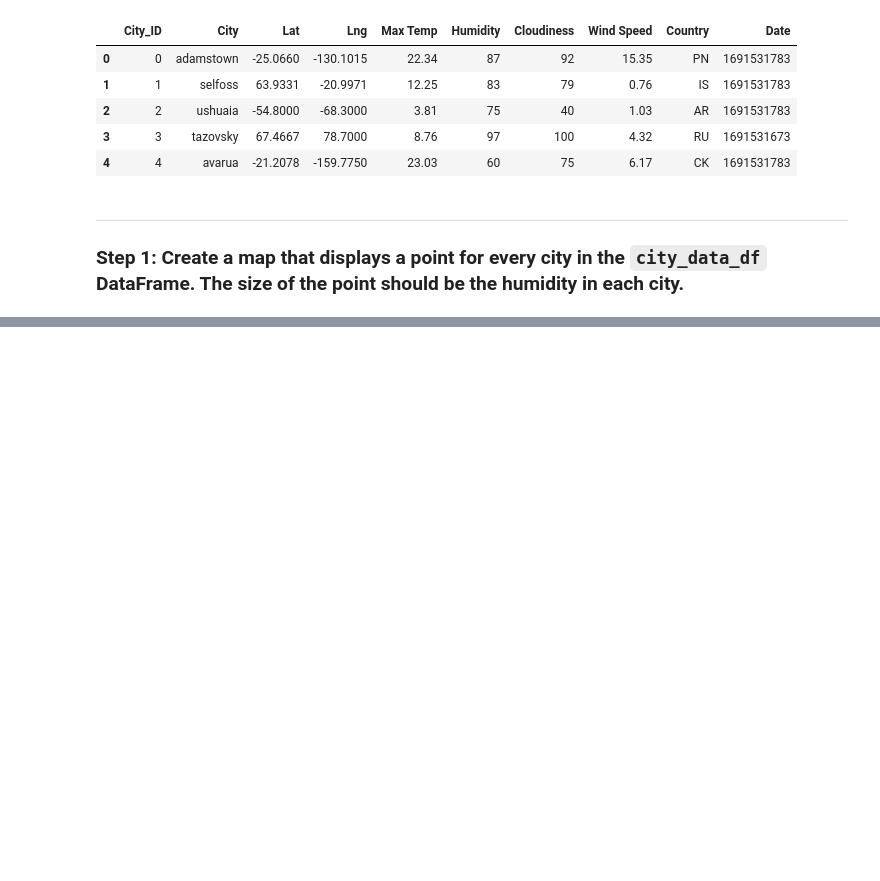
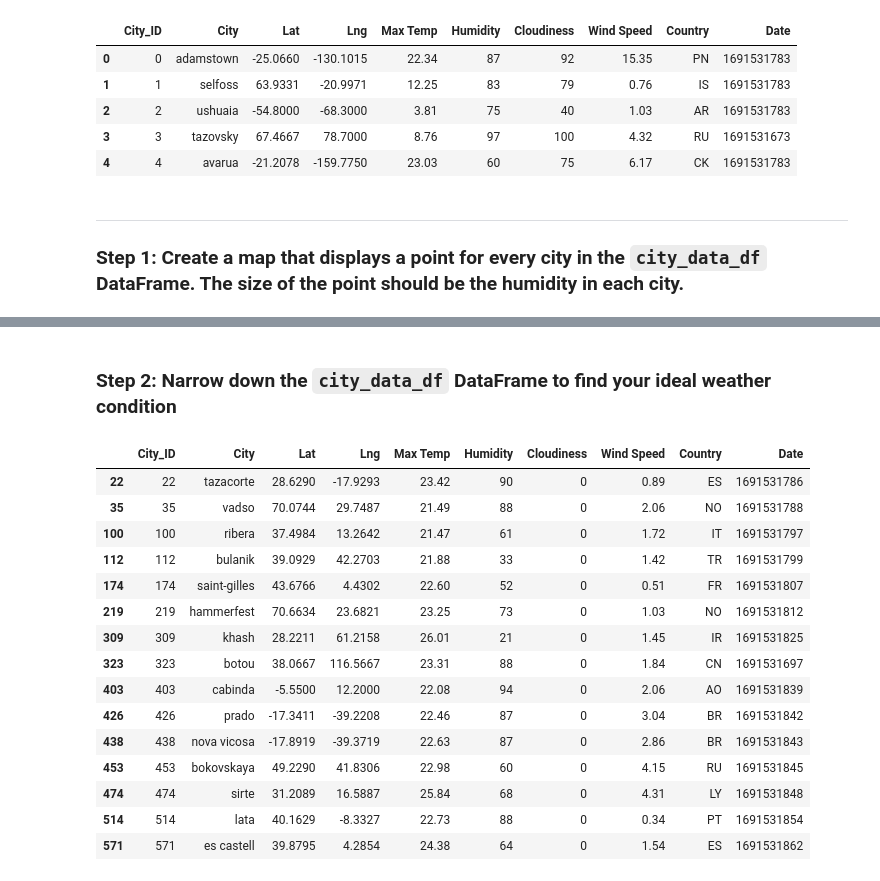
Before and after one commit to keenet1/python-api-challenge, a Jupyter notebook: WeatherPy/VacationPy.ipynb, the cells around one changed output, grey strips where cells are left out. Saved outputs shown, nothing was run; the diff lists cells and outputs as text; code cells hidden in the pictures; blank space fills up the shorter version.

```diff
--- a/WeatherPy/VacationPy.ipynb
+++ b/WeatherPy/VacationPy.ipynb
@@ -41,0 +50,36 @@ city_data_df.head()
+# %% [markdown]
+### Step 2: Narrow down the `city_data_df` DataFrame to find your ideal weather condition
+# %%
+# Narrow down cities that fit criteria and drop any results with null values
+
+# Narrow Down To Favorable Temperature Range
+city_data_df = city_data_df.loc[(city_data_df["Max Temp"] <27) & (city_data_df["Max Temp"] >21)]
+
+# Narrow Daown To Favorable Wind Speed
+city_data_df = city_data_df.loc[(city_data_df["Wind Speed"] <4.5)]
+
+# Narrow Down Based On Cloudy Conditions (Cloudiness)
+city_data_df = city_data_df.loc[(city_data_df["Cloudiness"] ==0)]
+
+# Drop any rows with null values
+city_data_df = city_data_df.dropna()
+
+# Display sample data
+city_data_df
+# %% [output]
+|  | City_ID | City | Lat | Lng | Max Temp | Humidity | Cloudiness | Wind Speed | Country | Date |
+| 22 | 22 | tazacorte | 28.6290 | -17.9293 | 23.42 | 90 | 0 | 0.89 | ES | 1691531786 |
+| 35 | 35 | vadso | 70.0744 | 29.7487 | 21.49 | 88 | 0 | 2.06 | NO | 1691531788 |
+| 100 | 100 | ribera | 37.4984 | 13.2642 | 21.47 | 61 | 0 | 1.72 | IT | 1691531797 |
+| 112 | 112 | bulanik | 39.0929 | 42.2703 | 21.88 | 33 | 0 | 1.42 | TR | 1691531799 |
+| 174 | 174 | saint-gilles | 43.6766 | 4.4302 | 22.60 | 52 | 0 | 0.51 | FR | 1691531807 |
+| 219 | 219 | hammerfest | 70.6634 | 23.6821 | 23.25 | 73 | 0 | 1.03 | NO | 1691531812 |
+| 309 | 309 | khash | 28.2211 | 61.2158 | 26.01 | 21 | 0 | 1.45 | IR | 1691531825 |
+| 323 | 323 | botou | 38.0667 | 116.5667 | 23.31 | 88 | 0 | 1.84 | CN | 1691531697 |
+| 403 | 403 | cabinda | -5.5500 | 12.2000 | 22.08 | 94 | 0 | 2.06 | AO | 1691531839 |
+| 426 | 426 | prado | -17.3411 | -39.2208 | 22.46 | 87 | 0 | 3.04 | BR | 1691531842 |
+| 438 | 438 | nova vicosa | -17.8919 | -39.3719 | 22.63 | 87 | 0 | 2.86 | BR | 1691531843 |
+| 453 | 453 | bokovskaya | 49.2290 | 41.8306 | 22.98 | 60 | 0 | 4.15 | RU | 1691531845 |
+| 474 | 474 | sirte | 31.2089 | 16.5887 | 25.84 | 68 | 0 | 4.31 | LY | 1691531848 |
+| 514 | 514 | lata | 40.1629 | -8.3327 | 22.73 | 88 | 0 | 0.34 | PT | 1691531854 |
+| 571 | 571 | es castell | 39.8795 | 4.2854 | 24.38 | 64 | 0 | 1.54 | ES | 1691531862 |
```
Also changed, not shown: parts of 9 cells of this notebook.
